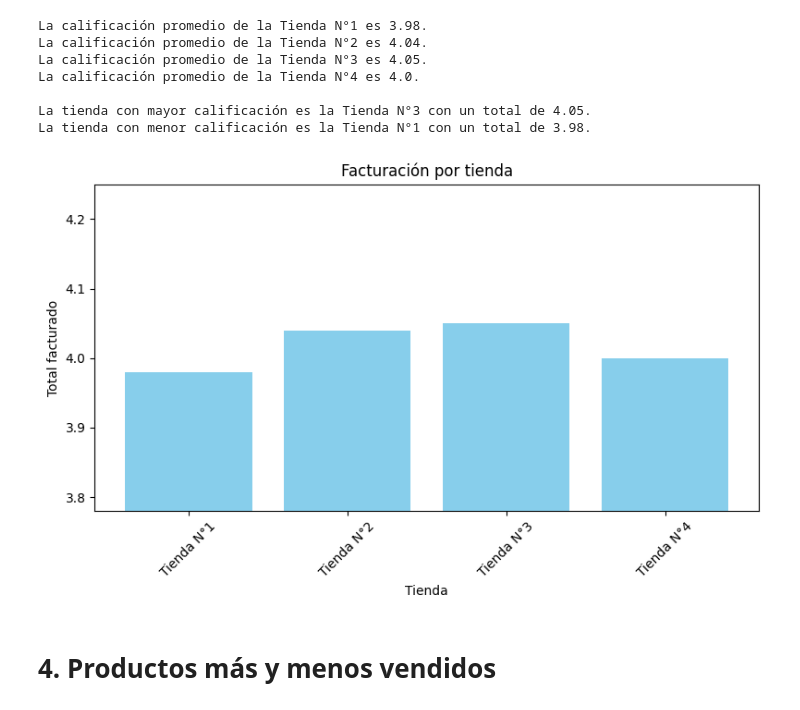
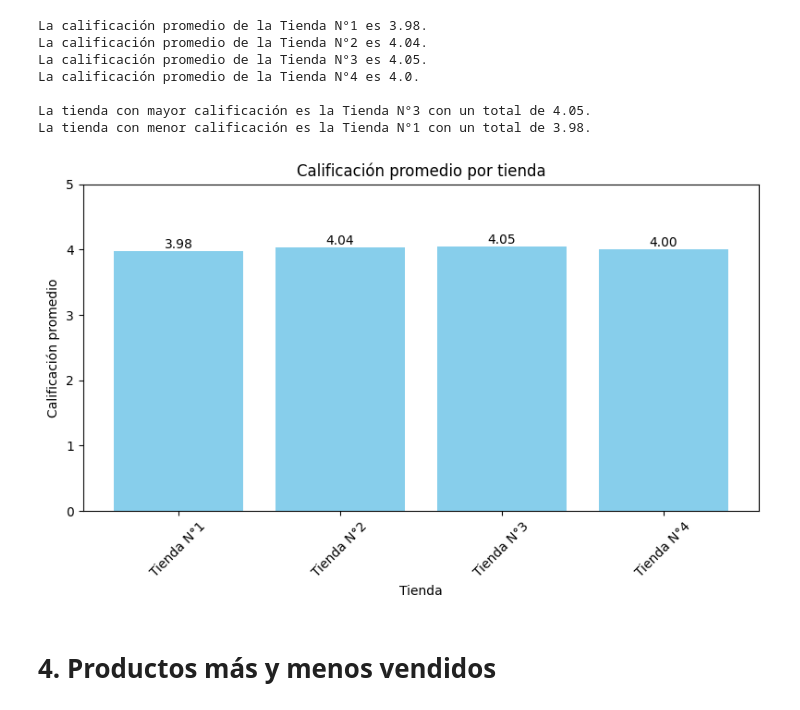
Before and after one commit to joako2004/challenge-alura, a Jupyter notebook: AluraStoreLatam.ipynb, the cells around one changed output. Drawn from its saved outputs; the diff is of its cells as text; code cells hidden in the pictures.

Commit message:
se arreglo el grafico del item 3, se creo el grafico del item 4, se modifico el item 5 para un enfoque funcional y se genero el grafico correspondiente

```diff
--- a/AluraStoreLatam.ipynb
+++ b/AluraStoreLatam.ipynb
@@ -193,19 +195,27 @@ La calificación promedio de la Tienda N°4 es 4.0.
 
 La tienda con mayor calificación es la Tienda N°3 con un total de 4.05.
 La tienda con menor calificación es la Tienda N°1 con un total de 3.98.
-# %%
-plt.figure(figsize=(8, 5))
-plt.bar(nombres_tiendas, totales, color='skyblue')
-plt.title('Facturación por tienda')
-plt.xlabel('Tienda')
-plt.ylabel('Total facturado')
-plt.xticks(rotation=45)
-
-plt.ylim(min(totales) - 0.2, max(totales) + 0.2)  # Ajusta el rango para exagerar diferencias y mejorar la visibilida
-plt.tight_layout()
-plt.show()
-# %% [output]
-[figure, removed]
+# %%
+nombres = list(calificaciones_de_tiendas.keys())
+promedios = list(calificaciones_de_tiendas.values())
+
+plt.figure(figsize=(8, 5))
+bars = plt.bar(nombres, promedios, color='skyblue')
+plt.title('Calificación promedio por tienda')
+plt.xlabel('Tienda')
+plt.ylabel('Calificación promedio')
+plt.ylim(0, 5)  # Las calificaciones van de 0 a 5
+plt.xticks(rotation=45)
+
+# Mostrar los valores encima de las barras
+for bar, valor in zip(bars, promedios):
+    plt.text(bar.get_x() + bar.get_width()/2, bar.get_height(), f'{valor:.2f}',
+             ha='center', va='bottom')
+
+plt.tight_layout()
+plt.show()
+# %% [output]
+[figure, added]
 # %% [markdown]
 # 4. Productos más y menos vendidos
 # %%
```
Also changed, not shown: parts of 8 cells of this notebook.
